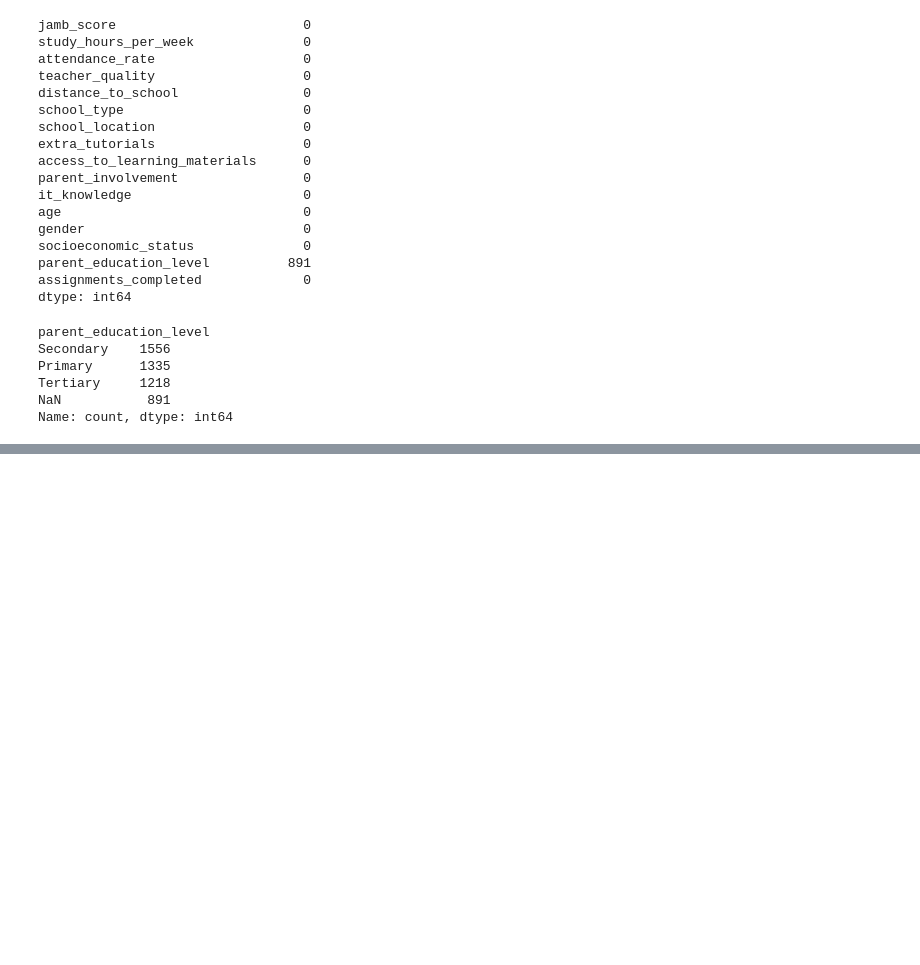
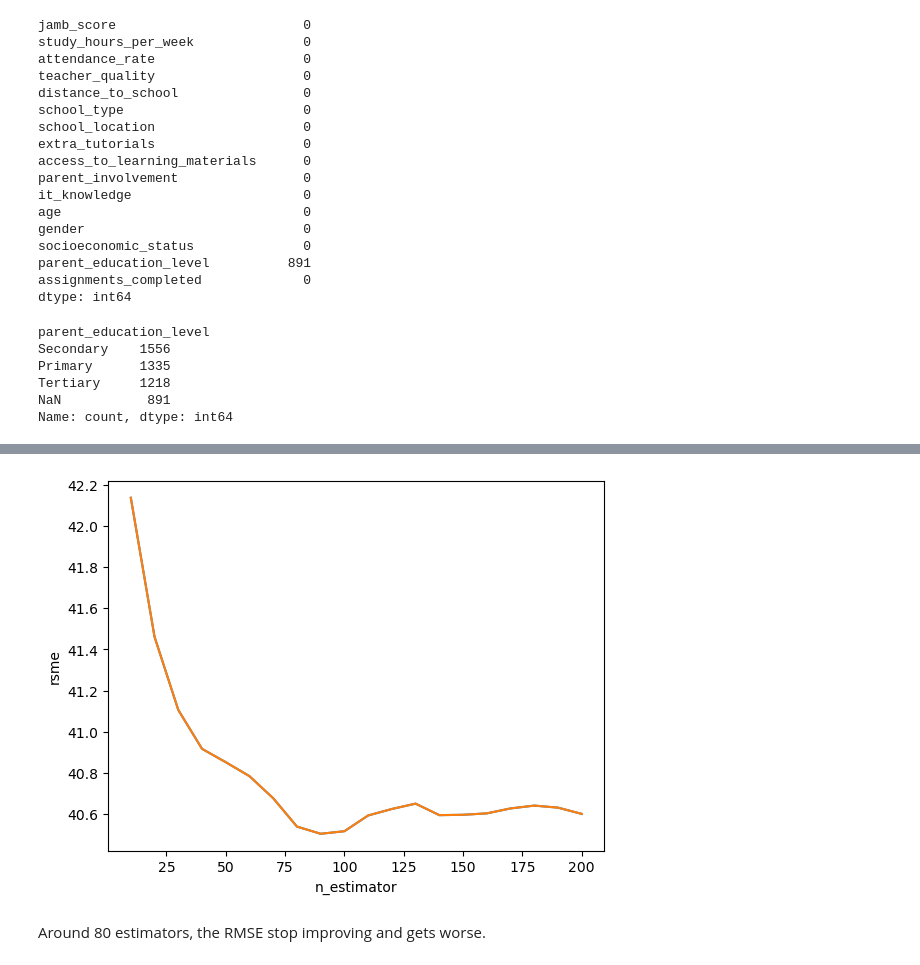
Before and after one commit to phuongddo94/ml-zoomcamp-homework, a Jupyter notebook: 06-trees-xgboost/homework.ipynb, the cells around one changed output, grey strips where cells are left out. Drawn from its saved outputs; the diff is of its cells as text; code cells hidden in the pictures; blank space fills up the shorter version.

```diff
--- a/06-trees-xgboost/homework.ipynb
+++ b/06-trees-xgboost/homework.ipynb
@@ -88,0 +147,5 @@ df.parent_education_level = df.parent_education_level.fillna(0)
+# %%
+y_pred = rf.predict(X_val)
+# %%
+rsme = root_mean_squared_error(y_val, y_pred)
+rsme
@@ -88,0 +166,18 @@ df.parent_education_level = df.parent_education_level.fillna(0)
+# %%
+rsme_score = []
+for n in range(10, 201, 10):
+    rf = RandomForestRegressor(n_estimators=n,
+                               random_state=1, n_jobs=-1)
+    rf.fit(X_train, y_train)
+    y_pred = rf.predict(X_val)
+    rsme = root_mean_squared_error(y_val, y_pred)
+    rsme_score.append((n, rsme))
+# %%
+df_rsme = pd.DataFrame(rsme_score, columns=['n_estimator', 'rsme'])
+# %%
+sns.lineplot(df_rsme, x ='n_estimator', y='rsme')
+plt.show()
+# %% [output]
+[figure, added]
+# %% [markdown]
+Around 80 estimators, the RMSE stop improving and gets worse.
```
Also changed, not shown: parts of 32 cells of this notebook.
